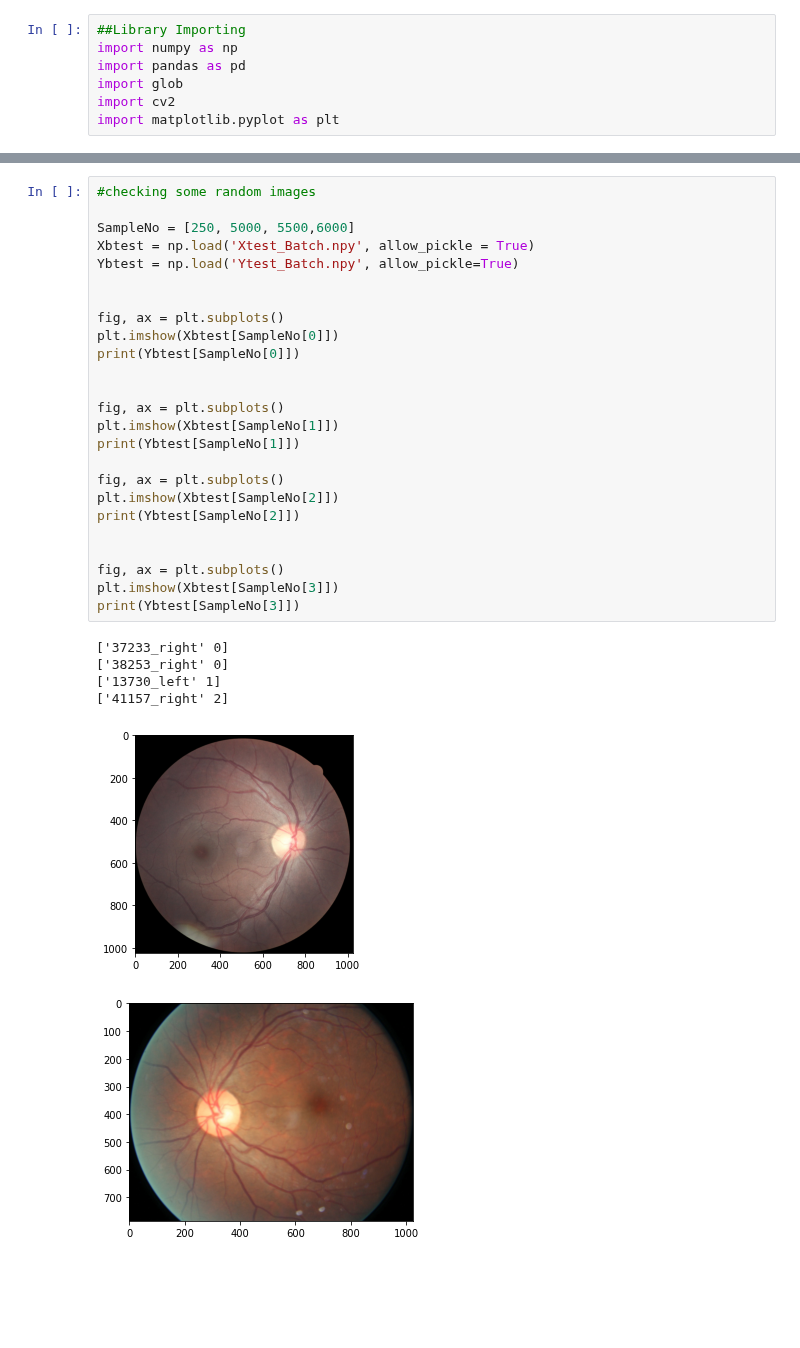
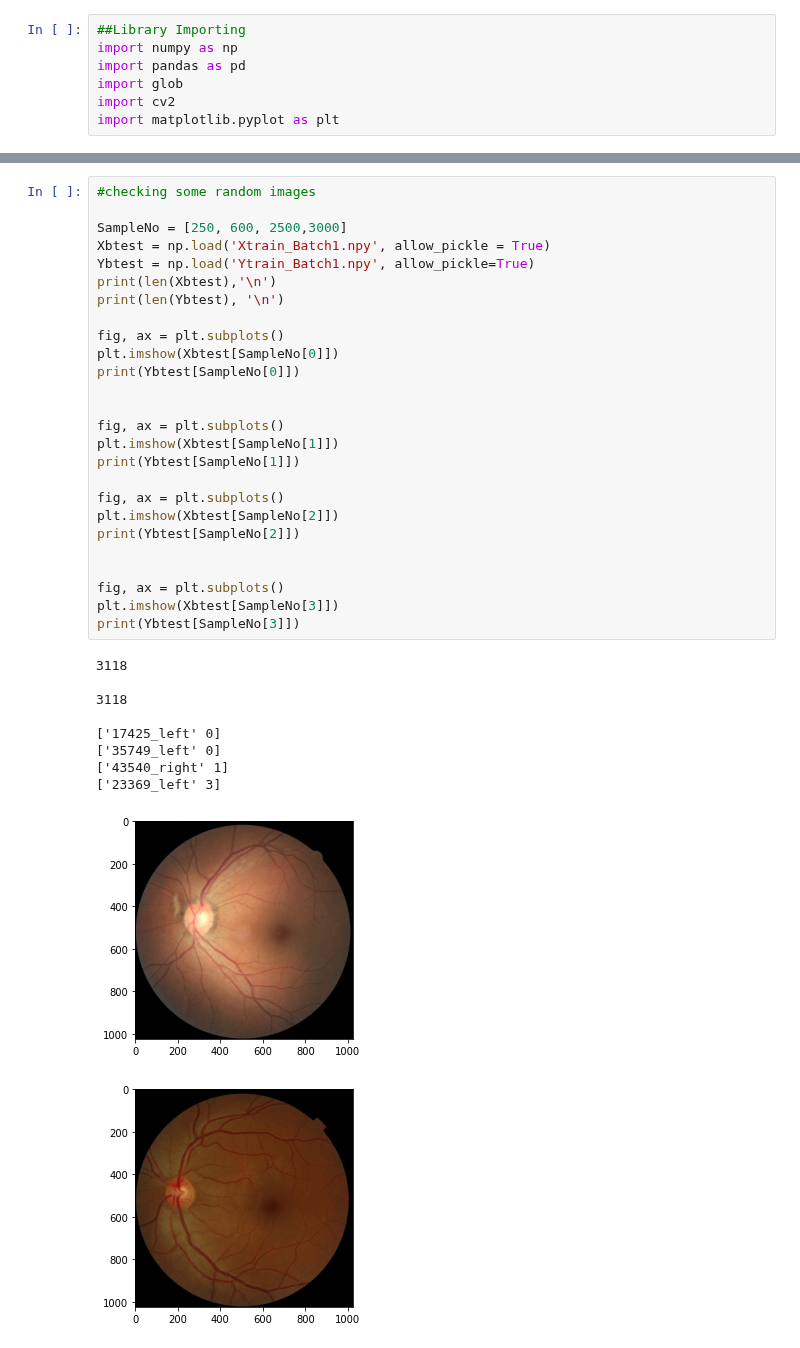
Before and after one commit to zhangxiaosa/cs766-21spring-project, a Jupyter notebook: ParseData.ipynb, the cells around one changed output, grey strips where cells are left out. Cells and saved outputs as stored; diff of their text form; blank space fills up the shorter version.

Commit message:
Add files via upload
Updates for creating smaller batch files (9 training batches and 2 test batches).

```diff
--- a/ParseData.ipynb
+++ b/ParseData.ipynb
@@ -174,32 +209,37 @@ Class 4 Class Addition to Xtrain 144 Y Addition to Ytrain 144
 # %%
 #checking some random images
 
-SampleNo = [250, 5000, 5500,6000]
-Xbtest = np.load('Xtest_Batch.npy', allow_pickle = True)
-Ybtest = np.load('Ytest_Batch.npy', allow_pickle=True)
-
+SampleNo = [250, 600, 2500,3000]
+Xbtest = np.load('Xtrain_Batch1.npy', allow_pickle = True)
+Ybtest = np.load('Ytrain_Batch1.npy', allow_pickle=True)
+print(len(Xbtest),'\n')
+print(len(Ybtest), '\n')
 
 fig, ax = plt.subplots()
 plt.imshow(Xbtest[SampleNo[0]])
 print(Ybtest[SampleNo[0]])
 
 
 fig, ax = plt.subplots()
 plt.imshow(Xbtest[SampleNo[1]])
 print(Ybtest[SampleNo[1]])
 
 fig, ax = plt.subplots()
 plt.imshow(Xbtest[SampleNo[2]])
 print(Ybtest[SampleNo[2]])
 
 
 fig, ax = plt.subplots()
 plt.imshow(Xbtest[SampleNo[3]])
 print(Ybtest[SampleNo[3]])
 # %% [output]
-['37233_right' 0]
-['38253_right' 0]
-['13730_left' 1]
-['41157_right' 2]
+3118
+
+3118
+
+['17425_left' 0]
+['35749_left' 0]
+['43540_right' 1]
+['23369_left' 3]
-[figure, old version]
+[figure, new version]
-[figure, old version]
+[figure, new version]
```
Also changed, not shown: parts of 9 cells of this notebook.
